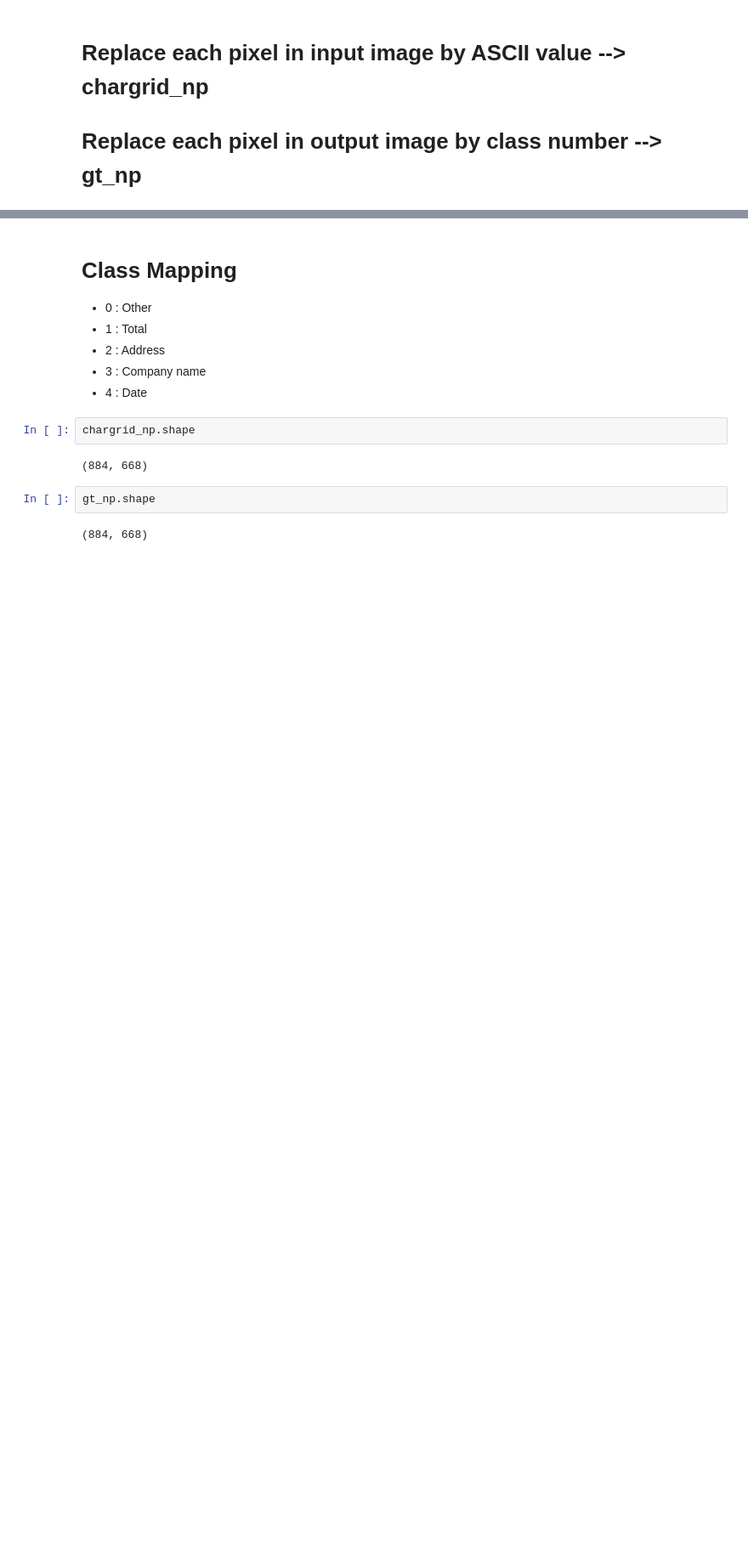
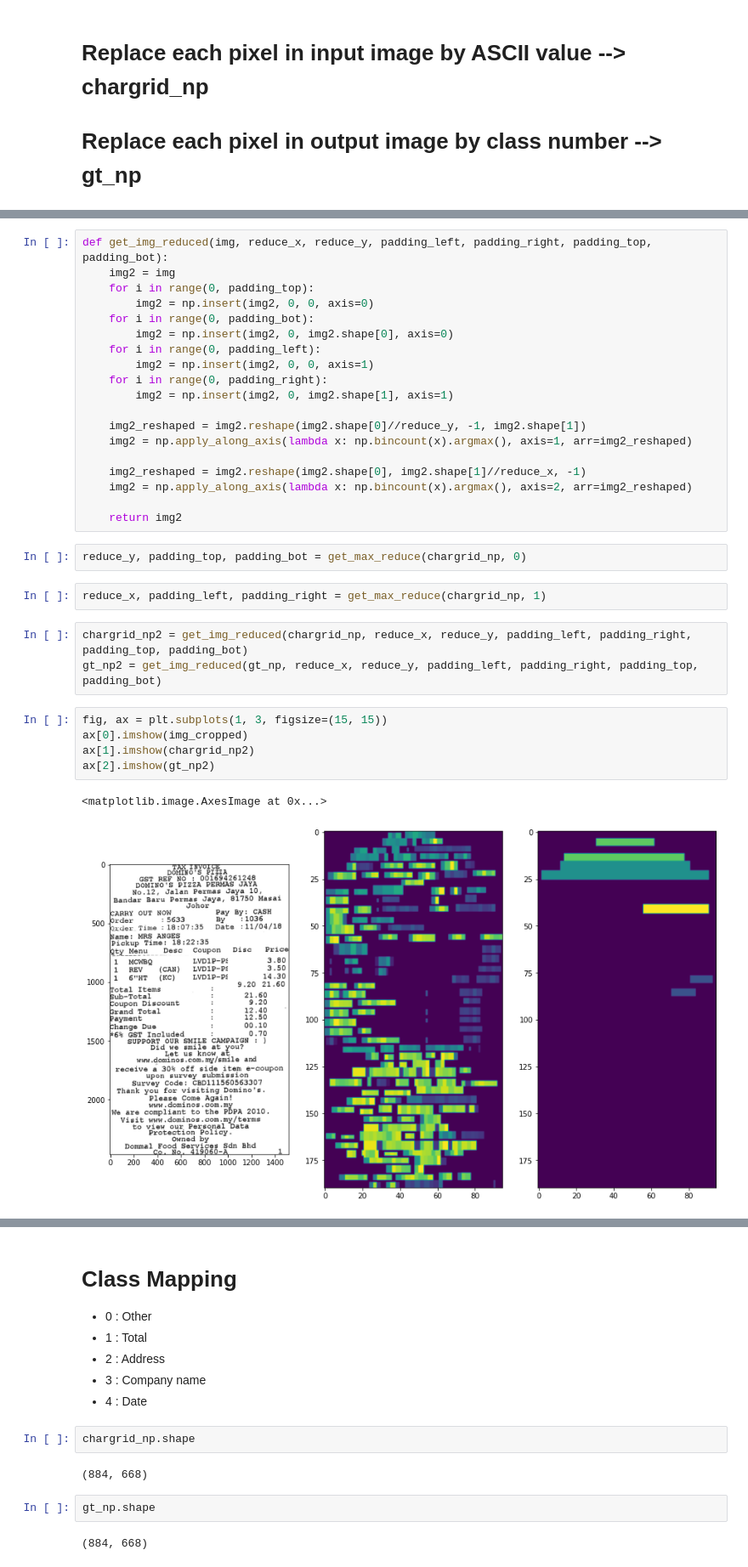
Before and after one commit to Hrishkesh/Invoice-, a Jupyter notebook: Data_visualization.ipynb, the cells around one changed output, grey strips where cells are left out. Shown at 85% size. Drawn from its saved outputs; the diff is of its cells as text; blank space fills up the shorter version.

```diff
--- a/Data_visualization.ipynb
+++ b/Data_visualization.ipynb
@@ -463,0 +520,34 @@ chargrid_np, gt_np, gt_pd = get_reduced_output(chargrid_pd, gt_pd, img_shape)
+# %%
+def get_img_reduced(img, reduce_x, reduce_y, padding_left, padding_right, padding_top, padding_bot):
+    img2 = img
+    for i in range(0, padding_top):
+        img2 = np.insert(img2, 0, 0, axis=0)
+    for i in range(0, padding_bot):
+        img2 = np.insert(img2, 0, img2.shape[0], axis=0)
+    for i in range(0, padding_left):
+        img2 = np.insert(img2, 0, 0, axis=1)
+    for i in range(0, padding_right):
+        img2 = np.insert(img2, 0, img2.shape[1], axis=1)
+
+    img2_reshaped = img2.reshape(img2.shape[0]//reduce_y, -1, img2.shape[1])
+    img2 = np.apply_along_axis(lambda x: np.bincount(x).argmax(), axis=1, arr=img2_reshaped)
+
+    img2_reshaped = img2.reshape(img2.shape[0], img2.shape[1]//reduce_x, -1)
+    img2 = np.apply_along_axis(lambda x: np.bincount(x).argmax(), axis=2, arr=img2_reshaped)
+
+    return img2
+# %%
+reduce_y, padding_top, padding_bot = get_max_reduce(chargrid_np, 0)
+# %%
+reduce_x, padding_left, padding_right = get_max_reduce(chargrid_np, 1)
+# %%
+chargrid_np2 = get_img_reduced(chargrid_np, reduce_x, reduce_y, padding_left, padding_right, padding_top, padding_bot)
+gt_np2 = get_img_reduced(gt_np, reduce_x, reduce_y, padding_left, padding_right, padding_top, padding_bot)
+# %%
+fig, ax = plt.subplots(1, 3, figsize=(15, 15))
+ax[0].imshow(img_cropped)
+ax[1].imshow(chargrid_np2)
+ax[2].imshow(gt_np2)
+# %% [output]
+<matplotlib.image.AxesImage at 0x...>
+[figure, added]
```
Also changed, not shown: parts of 20 cells of this notebook.
